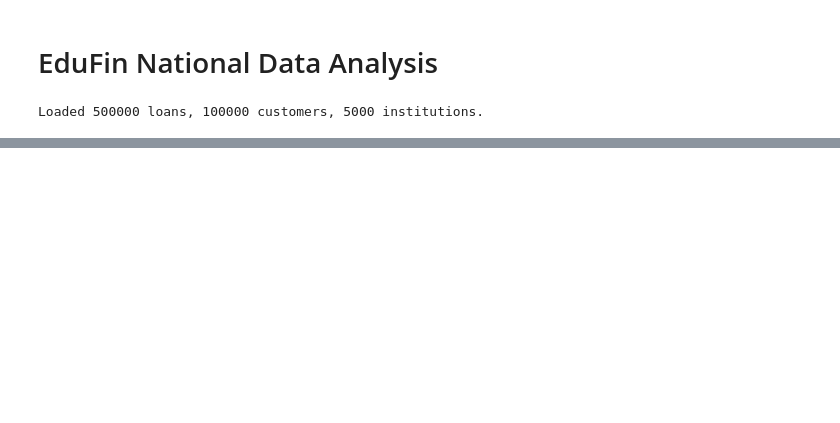
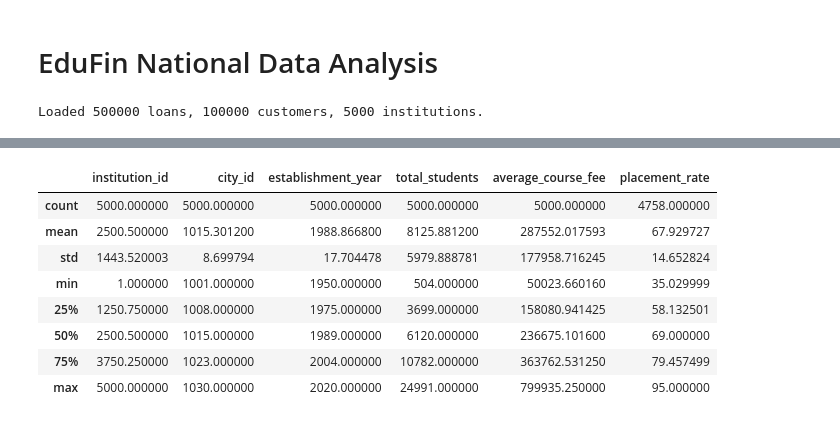
Before and after one commit to SiddhuShkya/Databricks-EduFin-Investigation, a Jupyter notebook: research/edufin-national.ipynb, the cells around one changed output, grey strips where cells are left out. Saved outputs shown, nothing was run; the diff lists cells and outputs as text; code cells hidden in the pictures; blank space fills up the shorter version.

```diff
--- a/research/edufin-national.ipynb
+++ b/research/edufin-national.ipynb
@@ -68,0 +173,12 @@ plt.show()
+# %%
+institutions.describe()
+# %% [output]
+|  | institution_id | city_id | establishment_year | total_students | average_course_fee | placement_rate |
+| count | 5000.000000 | 5000.000000 | 5000.000000 | 5000.000000 | 5000.000000 | 4758.000000 |
+| mean | 2500.500000 | 1015.301200 | 1988.866800 | 8125.881200 | 287552.017593 | 67.929727 |
+| std | 1443.520003 | 8.699794 | 17.704478 | 5979.888781 | 177958.716245 | 14.652824 |
+| min | 1.000000 | 1001.000000 | 1950.000000 | 504.000000 | 50023.660160 | 35.029999 |
+| 25% | 1250.750000 | 1008.000000 | 1975.000000 | 3699.000000 | 158080.941425 | 58.132501 |
+| 50% | 2500.500000 | 1015.000000 | 1989.000000 | 6120.000000 | 236675.101600 | 69.000000 |
+| 75% | 3750.250000 | 1023.000000 | 2004.000000 | 10782.000000 | 363762.531250 | 79.457499 |
+| max | 5000.000000 | 1030.000000 | 2020.000000 | 24991.000000 | 799935.250000 | 95.000000 |
```
Also changed, not shown: parts of 20 cells of this notebook, 1 other file.
